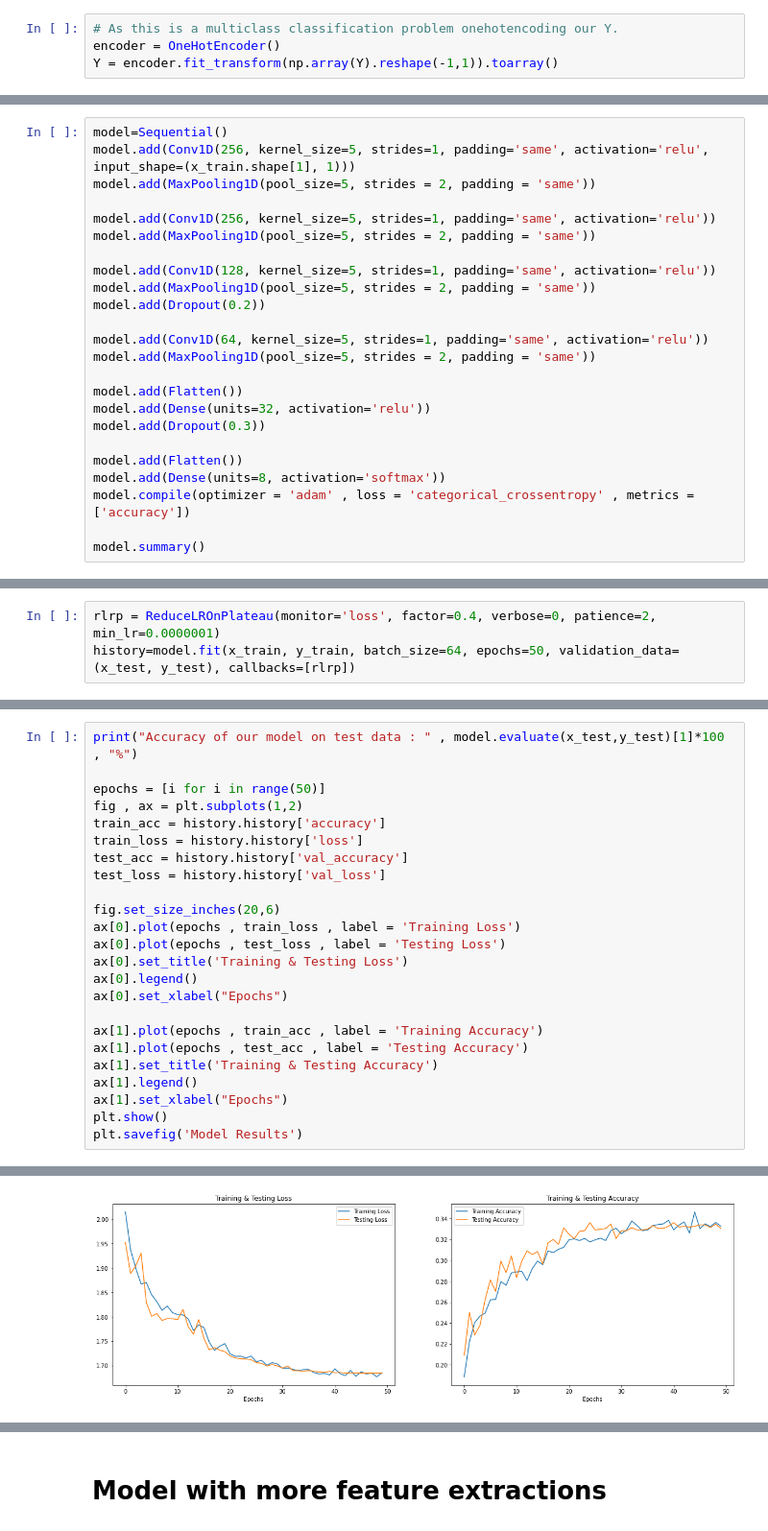
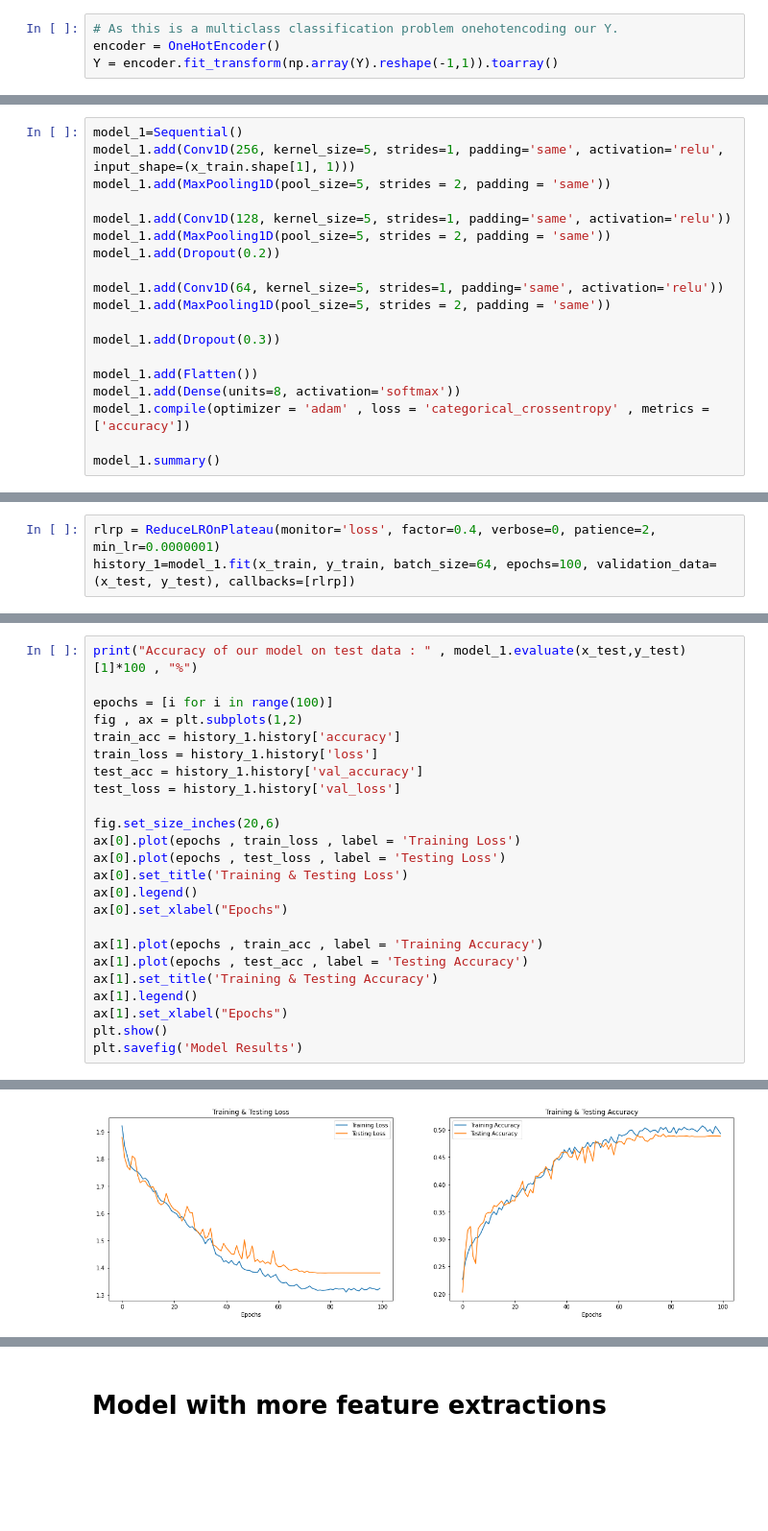
Before and after one commit to Jyve00/Emotion_Speech_Detection, a Jupyter notebook: main.ipynb, the cells around one changed output, grey strips where cells are left out. Shown at 96% size. Drawn from its saved outputs; the diff is of its cells as text; blank space fills up the shorter version.

Commit message:
72% accuracy

```diff
--- a/main.ipynb
+++ b/main.ipynb
@@ -229,27 +515,22 @@ x_train.shape, y_train.shape, x_test.shape, y_test.shape
 # %%
-model=Sequential()
-model.add(Conv1D(256, kernel_size=5, strides=1, padding='same', activation='relu', input_shape=(x_train.shape[1], 1)))
-model.add(MaxPooling1D(pool_size=5, strides = 2, padding = 'same'))
+model_1=Sequential()
+model_1.add(Conv1D(256, kernel_size=5, strides=1, padding='same', activation='relu', input_shape=(x_train.shape[1], 1)))
+model_1.add(MaxPooling1D(pool_size=5, strides = 2, padding = 'same'))
 
-model.add(Conv1D(256, kernel_size=5, strides=1, padding='same', activation='relu'))
-model.add(MaxPooling1D(pool_size=5, strides = 2, padding = 'same'))
+model_1.add(Conv1D(128, kernel_size=5, strides=1, padding='same', activation='relu'))
+model_1.add(MaxPooling1D(pool_size=5, strides = 2, padding = 'same'))
+model_1.add(Dropout(0.2))
 
-model.add(Conv1D(128, kernel_size=5, strides=1, padding='same', activation='relu'))
-model.add(MaxPooling1D(pool_size=5, strides = 2, padding = 'same'))
-model.add(Dropout(0.2))
+model_1.add(Conv1D(64, kernel_size=5, strides=1, padding='same', activation='relu'))
+model_1.add(MaxPooling1D(pool_size=5, strides = 2, padding = 'same'))
 
-model.add(Conv1D(64, kernel_size=5, strides=1, padding='same', activation='relu'))
-model.add(MaxPooling1D(pool_size=5, strides = 2, padding = 'same'))
+model_1.add(Dropout(0.3))
 
-model.add(Flatten())
-model.add(Dense(units=32, activation='relu'))
-model.add(Dropout(0.3))
+model_1.add(Flatten())
+model_1.add(Dense(units=8, activation='softmax'))
+model_1.compile(optimizer = 'adam' , loss = 'categorical_crossentropy' , metrics = ['accuracy'])
 
-model.add(Flatten())
-model.add(Dense(units=8, activation='softmax'))
-model.compile(optimizer = 'adam' , loss = 'categorical_crossentropy' , metrics = ['accuracy'])
-
-model.summary()
+model_1.summary()
 # %% [output]
 Model: "sequential"
 _________________________________________________________________
@@ -272,5 +553,5 @@ _________________________________________________________________
 To enable them in other operations, rebuild TensorFlow with the appropriate compiler flags.
 # %%
 rlrp = ReduceLROnPlateau(monitor='loss', factor=0.4, verbose=0, patience=2, min_lr=0.0000001)
-history=model.fit(x_train, y_train, batch_size=64, epochs=50, validation_data=(x_test, y_test), callbacks=[rlrp])
+history_1=model_1.fit(x_train, y_train, batch_size=64, epochs=100, validation_data=(x_test, y_test), callbacks=[rlrp])
 # %% [output]
@@ -298,12 +579,12 @@ y_test.shape
 # %%
-print("Accuracy of our model on test data : " , model.evaluate(x_test,y_test)[1]*100 , "%")
+print("Accuracy of our model on test data : " , model_1.evaluate(x_test,y_test)[1]*100 , "%")
 
-epochs = [i for i in range(50)]
+epochs = [i for i in range(100)]
 fig , ax = plt.subplots(1,2)
-train_acc = history.history['accuracy']
-train_loss = history.history['loss']
-test_acc = history.history['val_accuracy']
-test_loss = history.history['val_loss']
+train_acc = history_1.history['accuracy']
+train_loss = history_1.history['loss']
+test_acc = history_1.history['val_accuracy']
+test_loss = history_1.history['val_loss']
 
 fig.set_size_inches(20,6)
 ax[0].plot(epochs , train_loss , label = 'Training Loss')
@@ -325,4 +606,4 @@ Accuracy of our model on test data :  33.05555582046509 %
-[figure, old version]
+[figure, new version]
 <Figure size 432x288 with 0 Axes>
 # %% [markdown]
 # Model with more feature extractions
```
Also changed, not shown: parts of 75 cells of this notebook, 17 other files.
